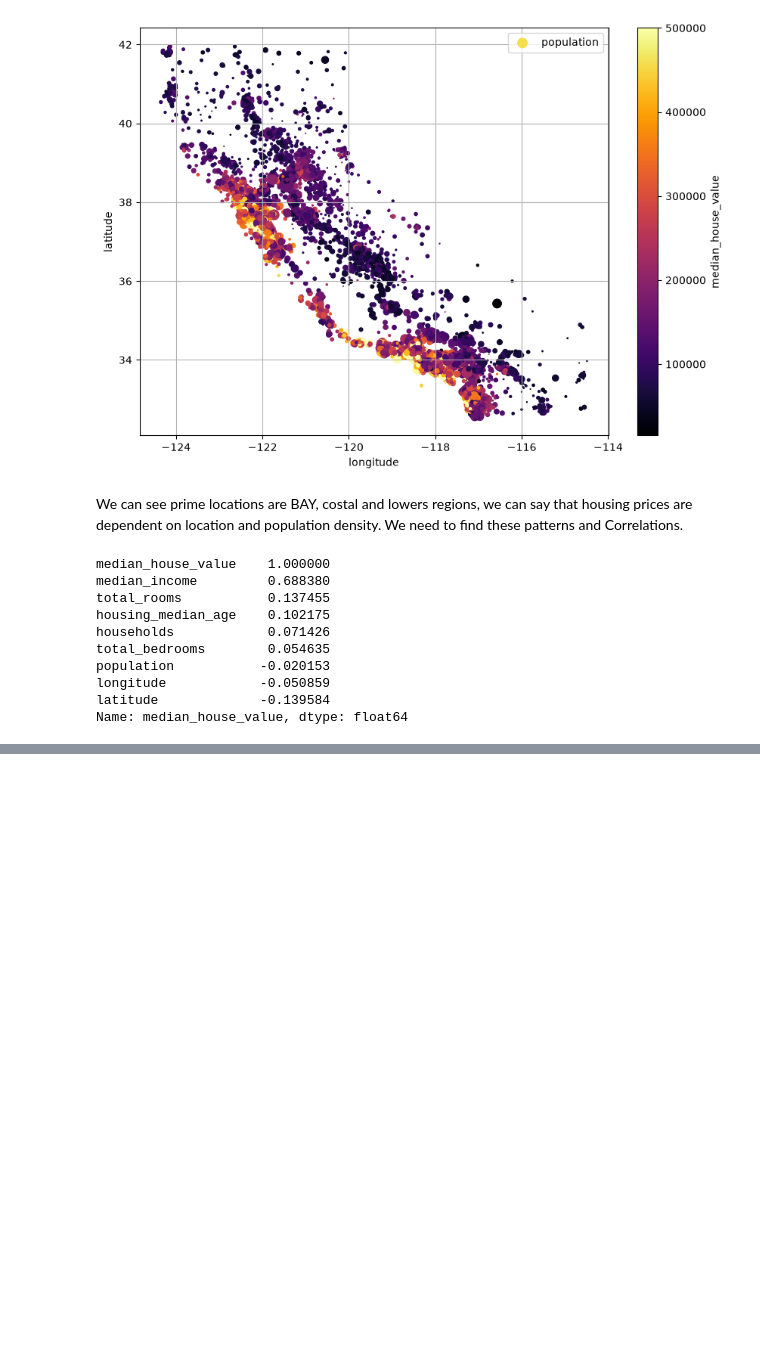
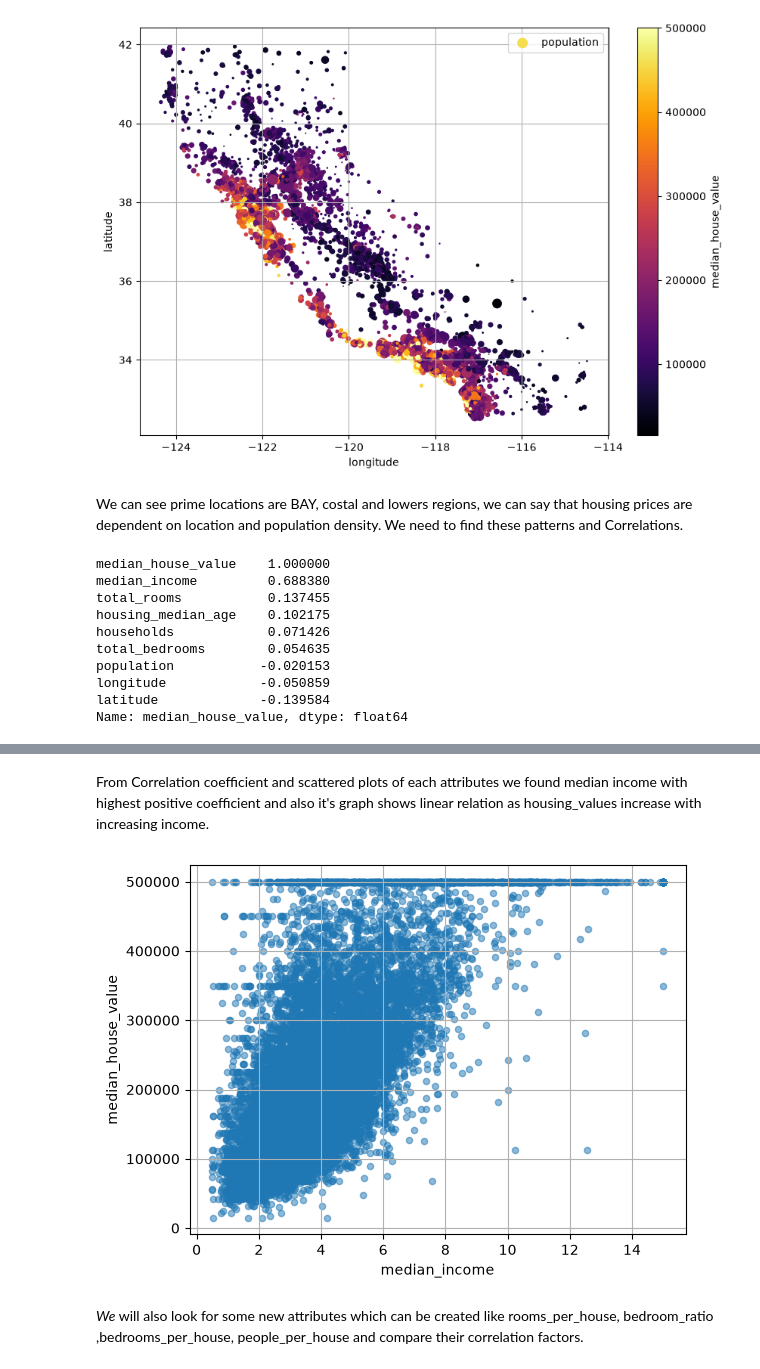
Before and after one commit to AtulKale1011/REALESTATECOMPANY, a Jupyter notebook: test.ipynb, the cells around one changed output, grey strips where cells are left out. Cells and saved outputs as stored; diff of their text form; code cells hidden in the pictures; blank space fills up the shorter version.

```diff
--- a/test.ipynb
+++ b/test.ipynb
@@ -155,0 +165,9 @@ Found correlation of each attribute with median house value, to get relation and
+# %% [markdown]
+From Correlation coefficient and scattered plots of each attributes we found median income with highest positive coefficient and also it's graph shows linear relation as housing_values increase with increasing income.
+# %%
+housing.plot(kind="scatter", x="median_income", y="median_house_value", alpha=0.5, grid=True)
+plt.show()
+# %% [output]
+[figure, added]
+# %% [markdown]
+*We* will also look for some new attributes which can be created like rooms_per_house, bedroom_ratio ,bedrooms_per_house, people_per_house and compare their correlation factors.
```
Also changed, not shown: parts of 4 cells of this notebook.
